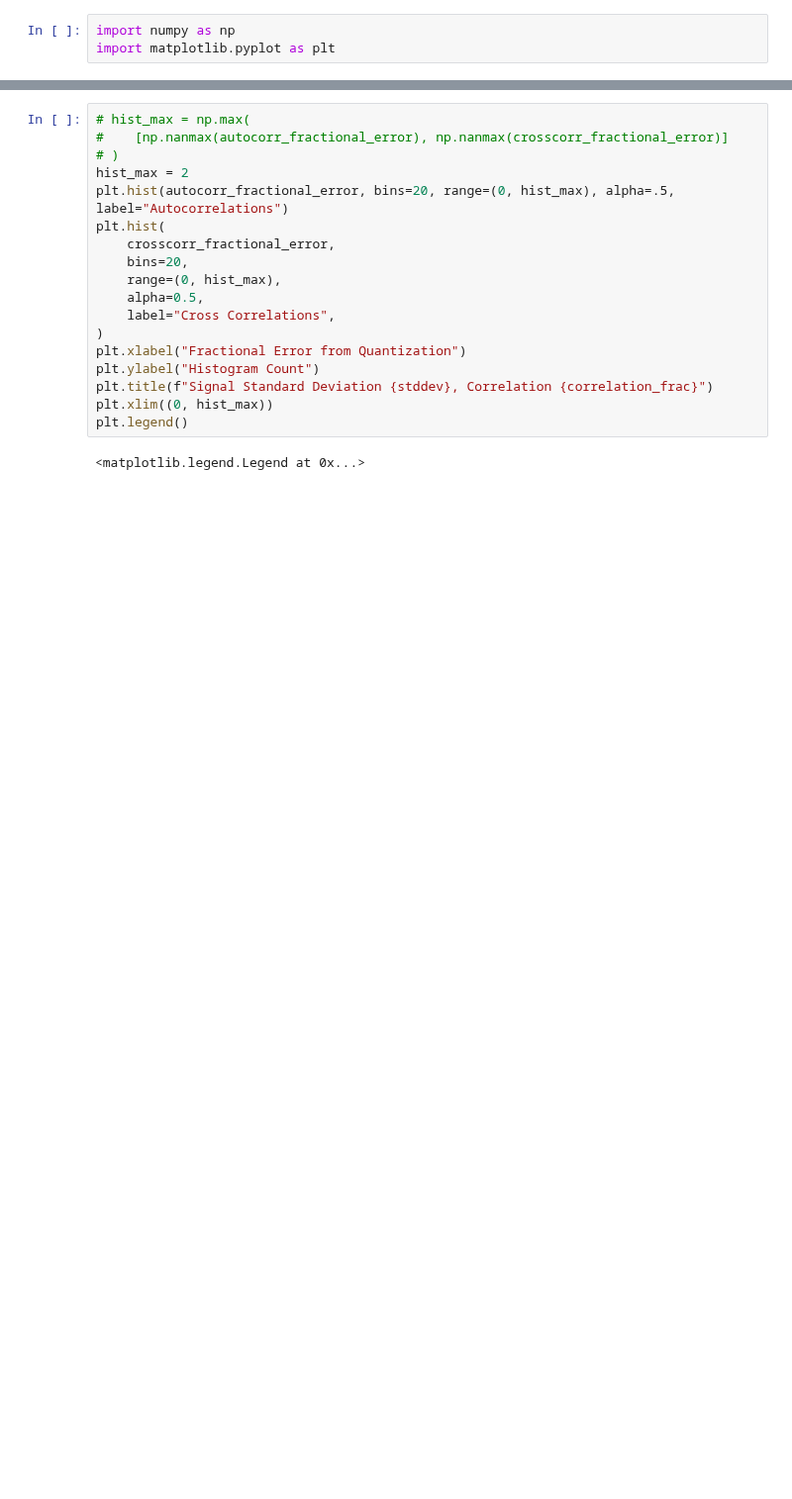
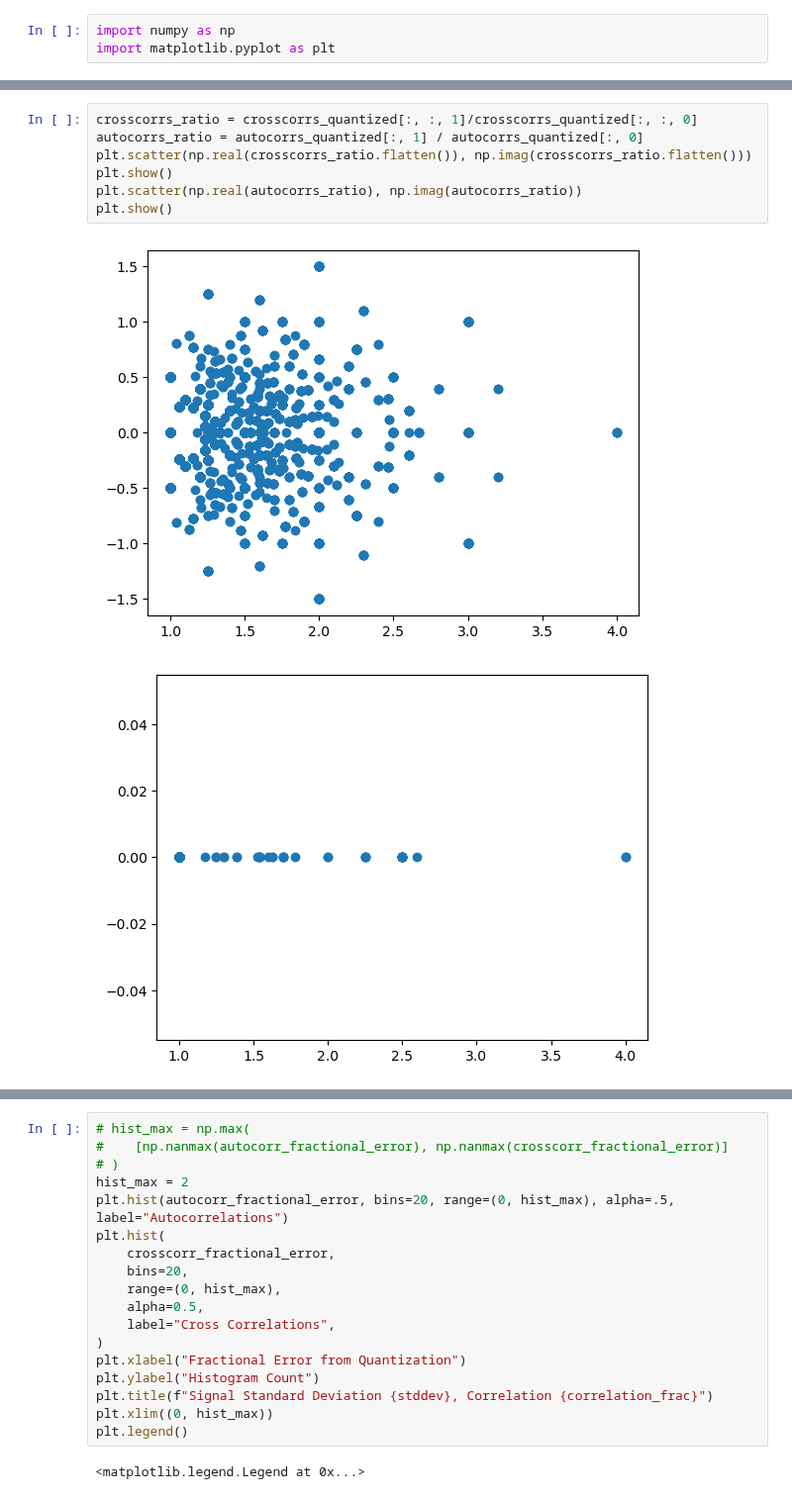
Before and after one commit to rlbyrne/rlb_LWA, a Jupyter notebook: notebooks/requantization_sim.ipynb, the cells around one changed output, grey strips where cells are left out. Shown at 99% size. Saved outputs shown, nothing was run; the diff lists cells and outputs as text; blank space fills up the shorter version.

```diff
--- a/notebooks/requantization_sim.ipynb
+++ b/notebooks/requantization_sim.ipynb
@@ -65,0 +165,10 @@ for trial_ind in range(trials):
+# %%
+crosscorrs_ratio = crosscorrs_quantized[:, :, 1]/crosscorrs_quantized[:, :, 0]
+autocorrs_ratio = autocorrs_quantized[:, 1] / autocorrs_quantized[:, 0]
+plt.scatter(np.real(crosscorrs_ratio.flatten()), np.imag(crosscorrs_ratio.flatten()))
+plt.show()
+plt.scatter(np.real(autocorrs_ratio), np.imag(autocorrs_ratio))
+plt.show()
+# %% [output]
+[figure, added]
+[figure, added]
```
Also changed, not shown: parts of 7 cells of this notebook.
